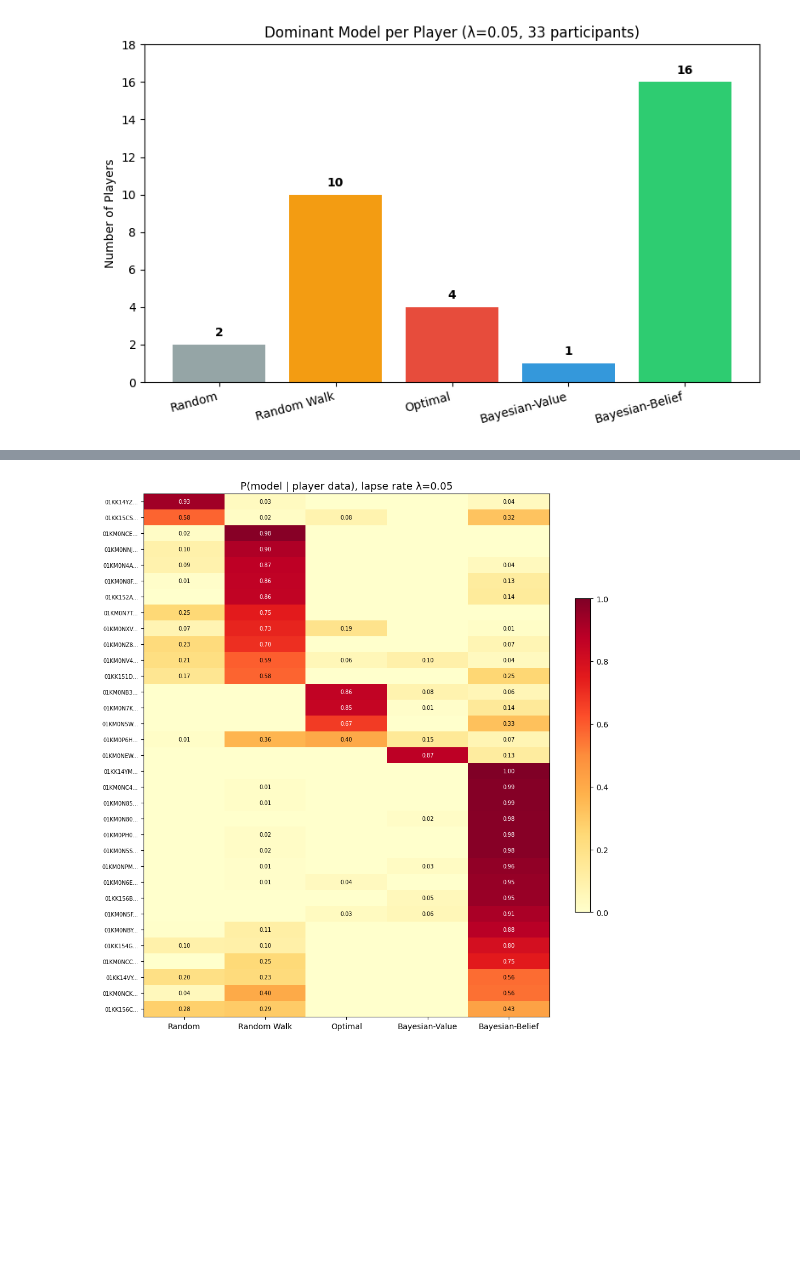
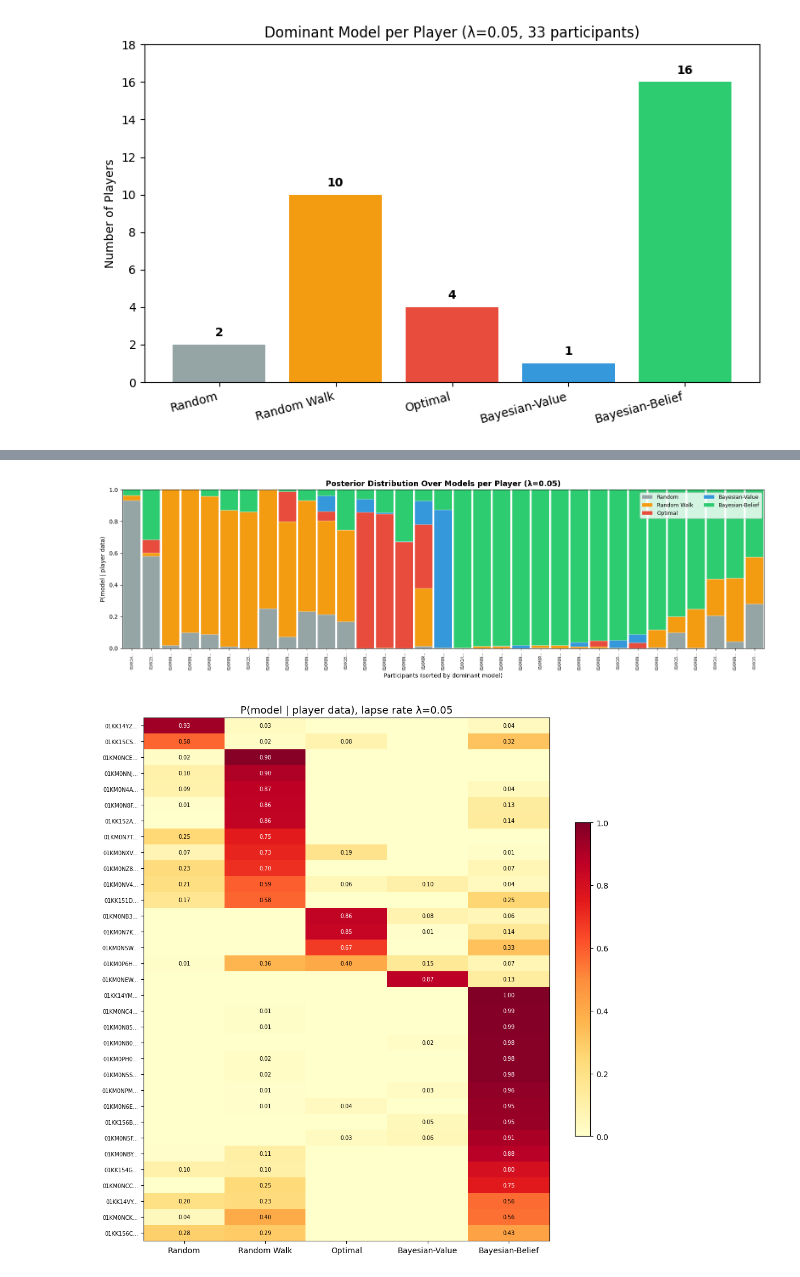
Before and after one commit to jolow99/bayesian-role-specialization, a Jupyter notebook: analysis/experiments/2026-03-29_individual_model_fitting/analysis.ipynb, the cells around one changed output, grey strips where cells are left out. Cells and saved outputs as stored; diff of their text form; code cells hidden in the pictures; blank space fills up the shorter version.

```diff
--- a/analysis/experiments/2026-03-29_individual_model_fitting/analysis.ipynb
+++ b/analysis/experiments/2026-03-29_individual_model_fitting/analysis.ipynb
@@ -449,3 +471,35 @@ plt.show()
+# %%
+# --- Stacked bar: full posterior distribution per player ---
+model_colors_list = [model_colors[m] for m in model_names]
+
+df_plot = post_df.copy()
+model_order = {name: i for i, name in enumerate(model_names)}
+df_plot['sort_model'] = df_plot['dominant_model'].map(model_order)
+df_plot['sort_weight'] = df_plot.apply(lambda r: r[f'P({r["dominant_model"]})'], axis=1)
+df_plot = df_plot.sort_values(['sort_model', 'sort_weight'], ascending=[True, False]).reset_index(drop=True)
+
+fig, ax = plt.subplots(figsize=(16, 5))
+x = np.arange(len(df_plot))
+bottoms = np.zeros(len(df_plot))
+
+for i, name in enumerate(model_names):
+    vals = df_plot[f'P({name})'].values
+    ax.bar(x, vals, bottom=bottoms, color=model_colors_list[i], label=name, width=0.9,
+           edgecolor='white', linewidth=0.3)
+    bottoms += vals
+
+ax.set_xlim(-0.5, len(df_plot) - 0.5)
+ax.set_ylim(0, 1)
+ax.set_xlabel('Participants (sorted by dominant model)')
+ax.set_ylabel('P(model | player data)')
+ax.set_title(f'Posterior Distribution Over Models per Player (λ={LAPSE_RATE})', fontsize=13, fontweight='bold')
+ax.set_xticks(x)
+ax.set_xticklabels([f'{pid[:6]}...' for pid in df_plot['participant_id']], rotation=90, fontsize=6)
+ax.legend(loc='upper right', fontsize=9, ncol=2)
+plt.tight_layout()
+plt.show()
+# %% [output]
+[figure, added]
 # %%
 # --- Heatmap: posterior distribution over models for each player ---
 post_df_sorted = post_df.copy()
```
Also changed, not shown: parts of 2 cells of this notebook.
